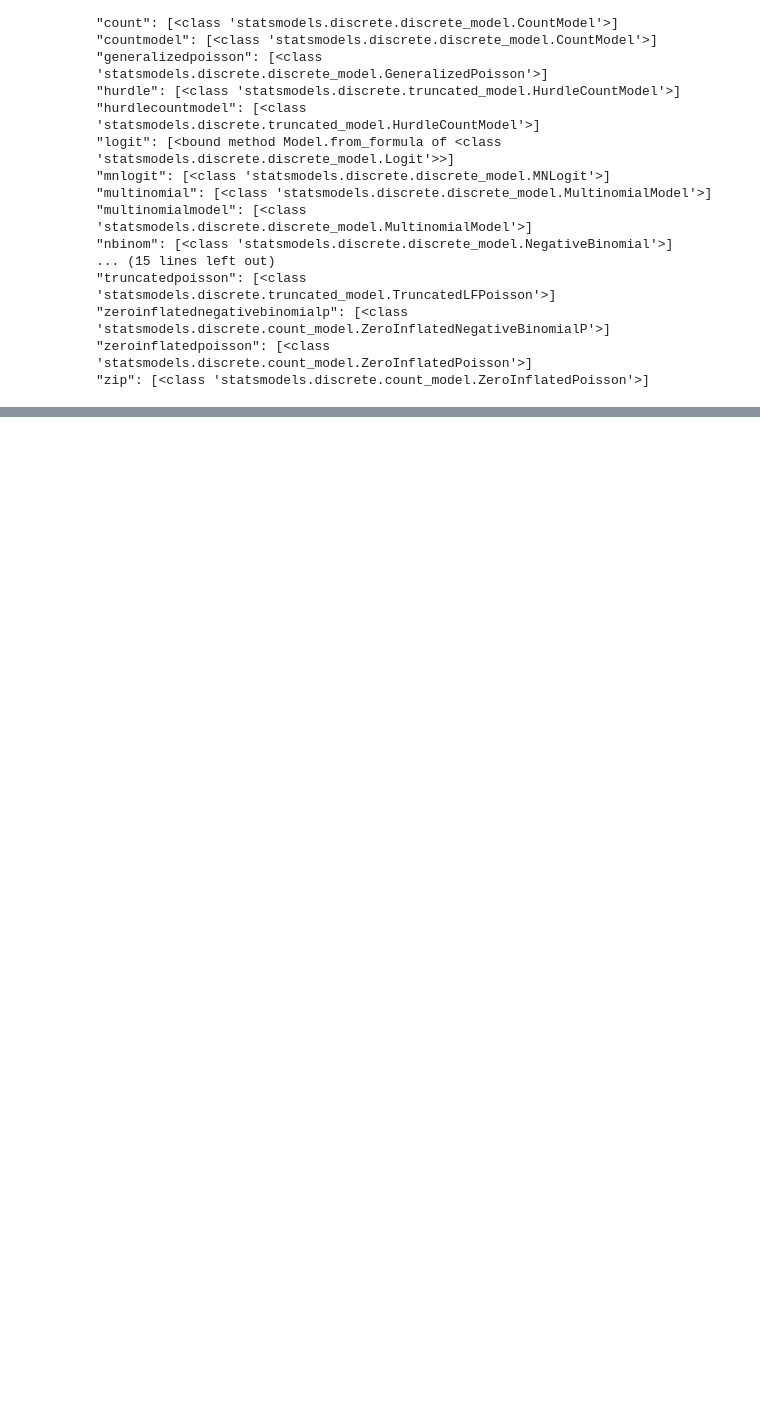
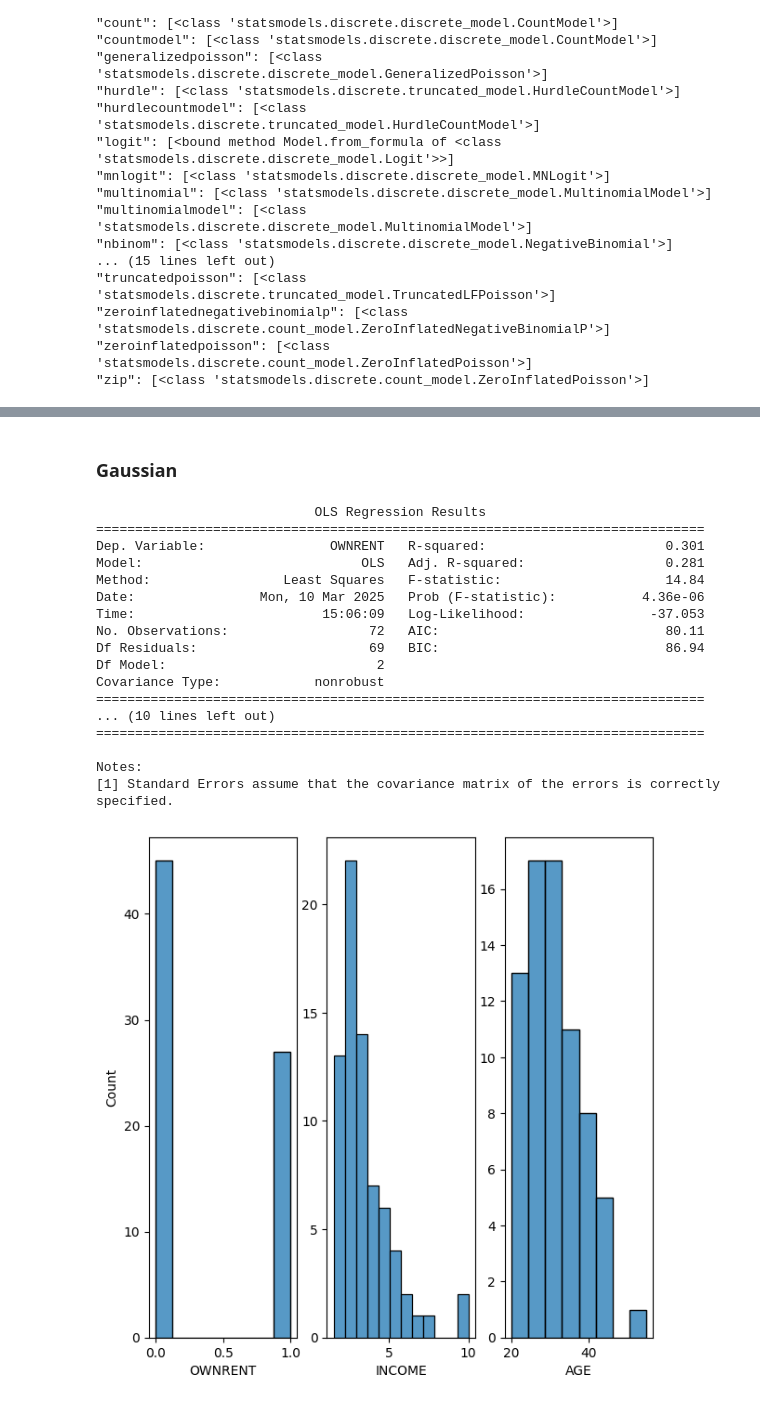
Before and after one commit to easlinger/glmax, a Jupyter notebook: examples/regression_moderation.ipynb, the cells around one changed output, grey strips where cells are left out. Drawn from its saved outputs; the diff is of its cells as text; code cells hidden in the pictures; blank space fills up the shorter version.

```diff
--- a/examples/regression_moderation.ipynb
+++ b/examples/regression_moderation.ipynb
@@ -134,0 +136,24 @@ Available models:
+# %% [markdown]
+### Gaussian
+# %%
+model, summary, extras = self.run(
+    formula="OWNRENT ~ INCOME + AGE", kws_diagnostics=True)
+# %% [output]
+                            OLS Regression Results
+==============================================================================
+Dep. Variable:                OWNRENT   R-squared:                       0.301
+Model:                            OLS   Adj. R-squared:                  0.281
+Method:                 Least Squares   F-statistic:                     14.84
+Date:                Mon, 10 Mar 2025   Prob (F-statistic):           4.36e-06
+Time:                        15:06:09   Log-Likelihood:                -37.053
+No. Observations:                  72   AIC:                             80.11
+Df Residuals:                      69   BIC:                             86.94
+Df Model:                           2
+Covariance Type:            nonrobust
+==============================================================================
+... (10 lines left out)
+==============================================================================
+
+Notes:
+[1] Standard Errors assume that the covariance matrix of the errors is correctly specified.
+[figure, added]
```
Also changed, not shown: parts of 29 cells of this notebook, 3 other files.
